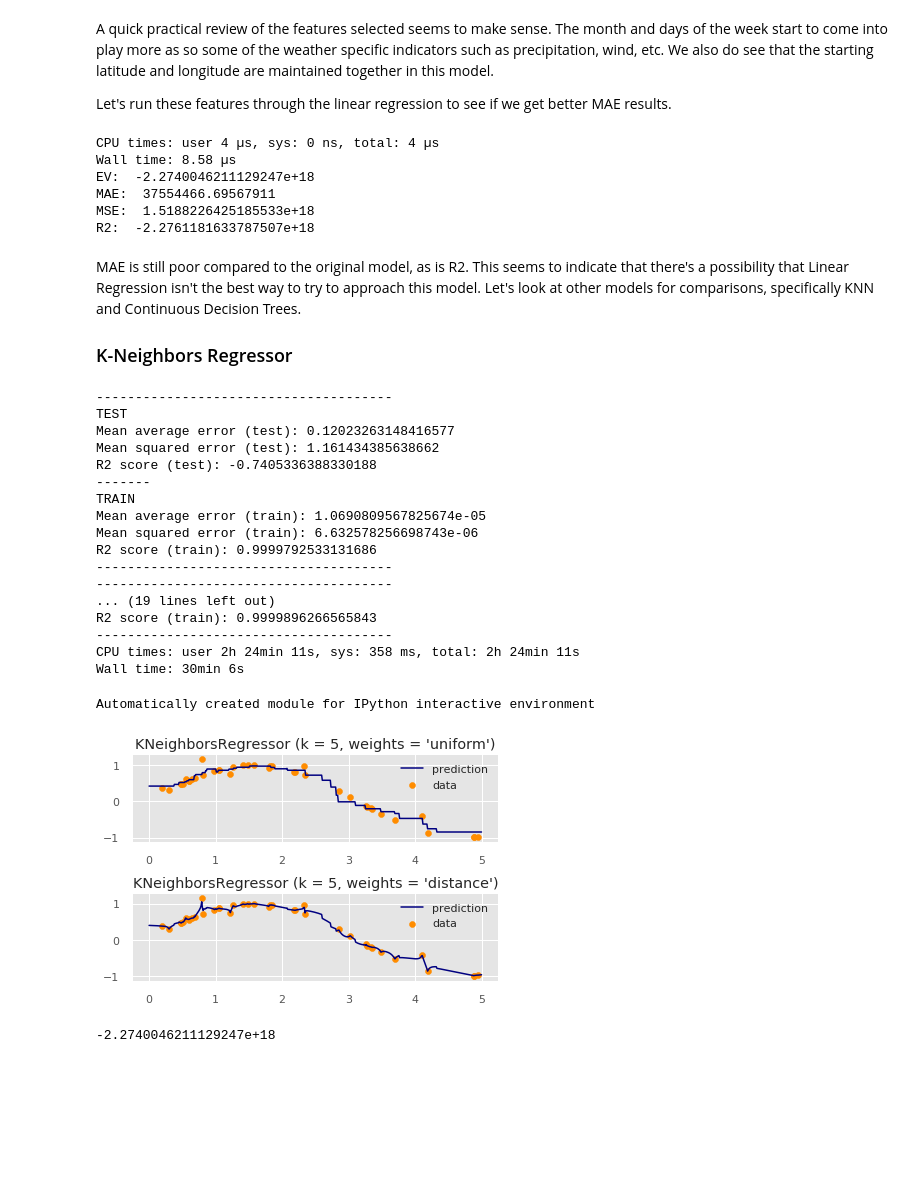
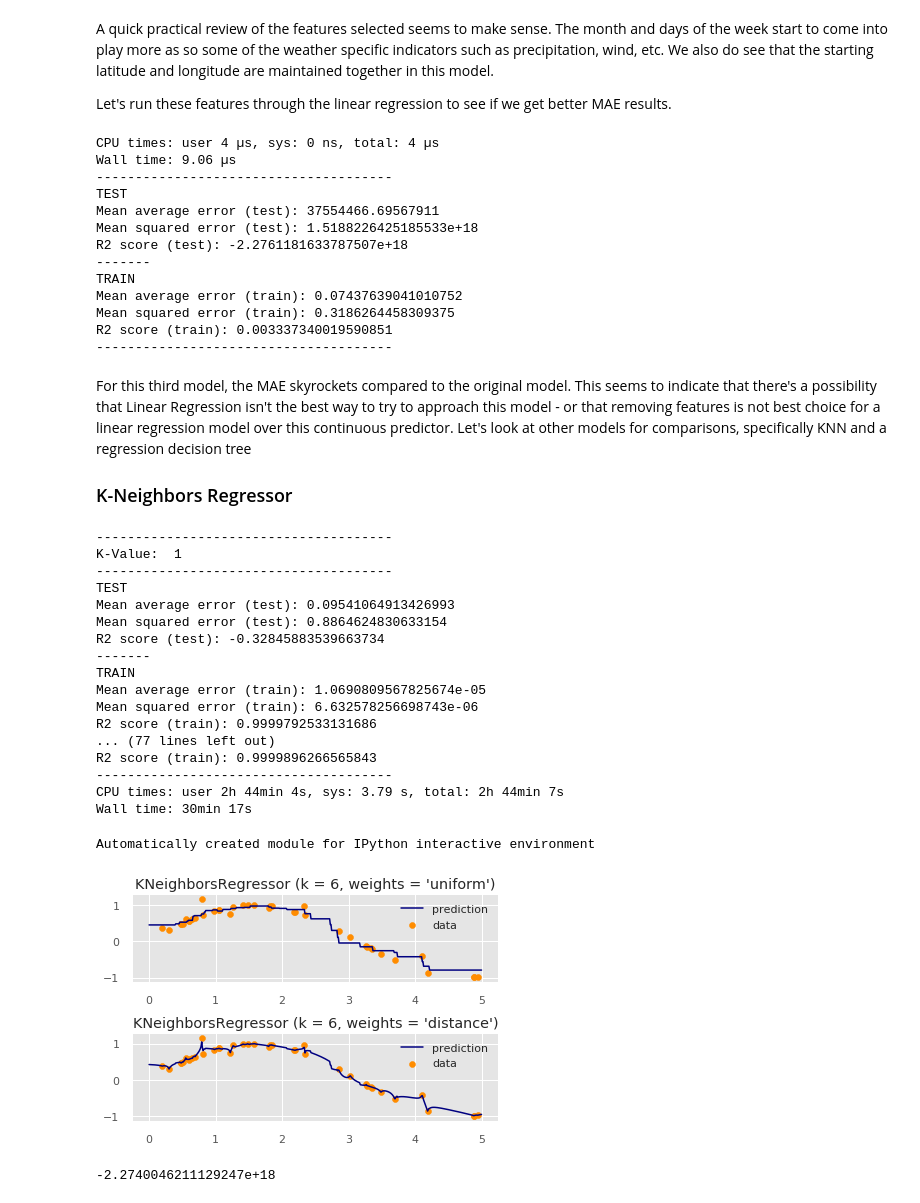
Before and after one commit to jbcroom/DS7331ProjectRepo, a Jupyter notebook: Project 2/JB_AR_BC_SO_Project_2.ipynb, the cells around one changed output. Cells and saved outputs as stored; diff of their text form; code cells hidden in the pictures; blank space fills up the shorter version.

```diff
--- a/Project 2/JB_AR_BC_SO_Project_2.ipynb
+++ b/Project 2/JB_AR_BC_SO_Project_2.ipynb
@@ -1366,5 +1387,16 @@ A cursory view of the features remaining continues to make logical sense. We see
 
 Now let's run this new model and see how things look.
+# %%
+#skinny down the data to the Coefficients to keep list to see what happens to our model.
+df_X_Train2 = pd.DataFrame(X_train_scaled,columns=df_X_train.columns)
+df_X_Test2 = pd.DataFrame(X_test_scaled_fin,columns=df_X_test.columns)
+
+df_X_Train2 = df_X_Train2[coefToKeep]
+df_X_Test2 = df_X_Test2[coefToKeep]
+
+#convert our test/train dataframes to numpy arrays
+X_train2 = df_X_Train2.to_numpy()
+X_test2 = df_X_Test2.to_numpy()
 # %%
 #Linear regression - Distance
 %time
@@ -1498,33 +1549,52 @@ X_test2 = df_X_Test2.to_numpy()
 linear_regression= LinearRegression()
 linear_regression.fit(X_train2,Y_train)
 Y_pred=linear_regression.predict(X_test2)
+Y_train_pred = linear_regression.predict(X_train2)
 
 # EV - higher = better performing | Higher = worse
 predict_ev = mt.explained_variance_score(Y_test, Y_pred)
+train_ev = mt.explained_variance_score(Y_train, Y_train_pred)
 
 # MAE - higher = worse performing | lower = better
 predict_mae = mt.mean_absolute_error(Y_test, Y_pred)
+train_mae = mt.mean_absolute_error(Y_train, Y_train_pred)
 
 # MSE - higher = worse performing | lower = better
 predict_mse = mt.mean_squared_error(Y_test, Y_pred)
+train_mse = mt.mean_squared_error(Y_train, Y_train_pred)
 
 # r2 score
 predict_score2 = mt.r2_score(Y_test, Y_pred)
+train_predict_score2 = mt.r2_score(Y_train, Y_train_pred)
 
 # Accuracy | Accuracy = (TP+TN)/Total
-print("EV: ",predict_ev)
-print("MAE: ",predict_mae)
-print("MSE: ",predict_mse)
-print("R2: ",predict_score2)
+print ('--------------------------------------')
+print ('TEST')
+print ('Mean average error (test):', predict_mae)
+print ('Mean squared error (test):', predict_mse)
+print ('R2 score (test):', predict_score2)
+print ('-------')
+print ('TRAIN')
+print ('Mean average error (train):', train_mae)
+print ('Mean squared error (train):', train_mse)
+print ('R2 score (train):', train_predict_score2)
+print ('--------------------------------------')
 # %% [output]
 CPU times: user 4 µs, sys: 0 ns, total: 4 µs
-Wall time: 8.58 µs
-EV:  -2.2740046211129247e+18
-MAE:  37554466.69567911
-MSE:  1.5188226425185533e+18
-R2:  -2.2761181633787507e+18
+Wall time: 9.06 µs
+--------------------------------------
+TEST
+Mean average error (test): 37554466.69567911
+Mean squared error (test): 1.5188226425185533e+18
+R2 score (test): -2.2761181633787507e+18
+-------
+TRAIN
+Mean average error (train): 0.07437639041010752
+Mean squared error (train): 0.3186264458309375
+R2 score (train): 0.003337340019590851
+--------------------------------------
 # %% [markdown]
-MAE is still poor compared to the original model, as is R2. This seems to indicate that there's a possibility that Linear Regression isn't the best way to try to approach this model. Let's look at other models for comparisons, specifically KNN and Continuous Decision Trees.
+For this third model, the MAE skyrockets compared to the original model. This seems to indicate that there's a possibility that Linear Regression isn't the best way to try to approach this model - or that removing features is not best choice for a linear regression model over this continuous predictor. Let's look at other models for comparisons, specifically KNN and a regression decision tree
 
 ### K-Neighbors Regressor
 # %%
@@ -1538,8 +1608,8 @@ train_MSE_results=[]
 MAE_results=[]
 train_MAE_results=[]
 
-for K in range(1,4):
-    reg = KNeighborsRegressor(n_neighbors=K,weights='distance',algorithm='kd_tree',leaf_size=30,p=3,metric='minkowski',n_jobs=-1)
+for K in range(1,8):
+    reg = KNeighborsRegressor(n_neighbors=K,weights='distance',algorithm='kd_tree',leaf_size=30,p=1,n_jobs=-1)
 
      # fit - training
     clf = reg.fit(X_train_scaled, Y_train)
@@ -1572,6 +1642,8 @@ for K in range(1,4):
     train_MAE_results.append(train_mae)
 
     print ('--------------------------------------')
+    print ('K-Value: ',K)
+    print ('--------------------------------------')
     print ('TEST')
     print ('Mean average error (test):', predict_mae)
     print ('Mean squared error (test):', predict_mse)
@@ -1583,23 +1655,23 @@ for K in range(1,4):
     print ('R2 score (train):', train_score2)
     print ('--------------------------------------')
 # %% [output]
+--------------------------------------
+K-Value:  1
 --------------------------------------
 TEST
-Mean average error (test): 0.12023263148416577
-Mean squared error (test): 1.161434385638662
-R2 score (test): -0.7405336388330188
+Mean average error (test): 0.09541064913426993
+Mean squared error (test): 0.8864624830633154
+R2 score (test): -0.32845883539663734
 -------
 TRAIN
 Mean average error (train): 1.0690809567825674e-05
 Mean squared error (train): 6.632578256698743e-06
 R2 score (train): 0.9999792533131686
---------------------------------------
---------------------------------------
-... (19 lines left out)
+... (77 lines left out)
 R2 score (train): 0.9999896266565843
 --------------------------------------
-CPU times: user 2h 24min 11s, sys: 358 ms, total: 2h 24min 11s
-Wall time: 30min 6s
+CPU times: user 2h 44min 4s, sys: 3.79 s, total: 2h 44min 7s
+Wall time: 30min 17s
 # %%
 print(__doc__)
 
@@ -1620,35 +1692,35 @@ X = np.sort(5 * np.random.rand(40, 1), axis=0)
 T = np.linspace(0, 5, 500)[:, np.newaxis]
 y = np.sin(X).ravel()
 
 X = np.sort(5 * np.random.rand(40, 1), axis=0)
 T = np.linspace(0, 5, 500)[:, np.newaxis]
 y = np.sin(X).ravel()
 
 
 # Add noise to targets
 y[::5] += 1 * (0.5 - np.random.rand(8))
 
 # #############################################################################
 # Fit regression model
-n_neighbors = 5
+n_neighbors = 6
 
 for i, weights in enumerate(['uniform', 'distance']):
     knn = neighbors.KNeighborsRegressor(n_neighbors, weights=weights)
     y_ = knn.fit(X, y).predict(T)
 
     plt.subplot(2, 1, i + 1)
     plt.scatter(X, y, color='darkorange', label='data')
     plt.plot(T, y_, color='navy', label='prediction')
     plt.axis('tight')
     plt.legend()
     plt.title("KNeighborsRegressor (k = %i, weights = '%s')" % (n_neighbors,
                                                                 weights))
 
 plt.tight_layout()
 plt.show()
 # %% [output]
 Automatically created module for IPython interactive environment
-[figure, old version]
+[figure, new version]
 # %%
 predict_ev
 # %% [output]
```
Also changed, not shown: parts of 22 cells of this notebook.
